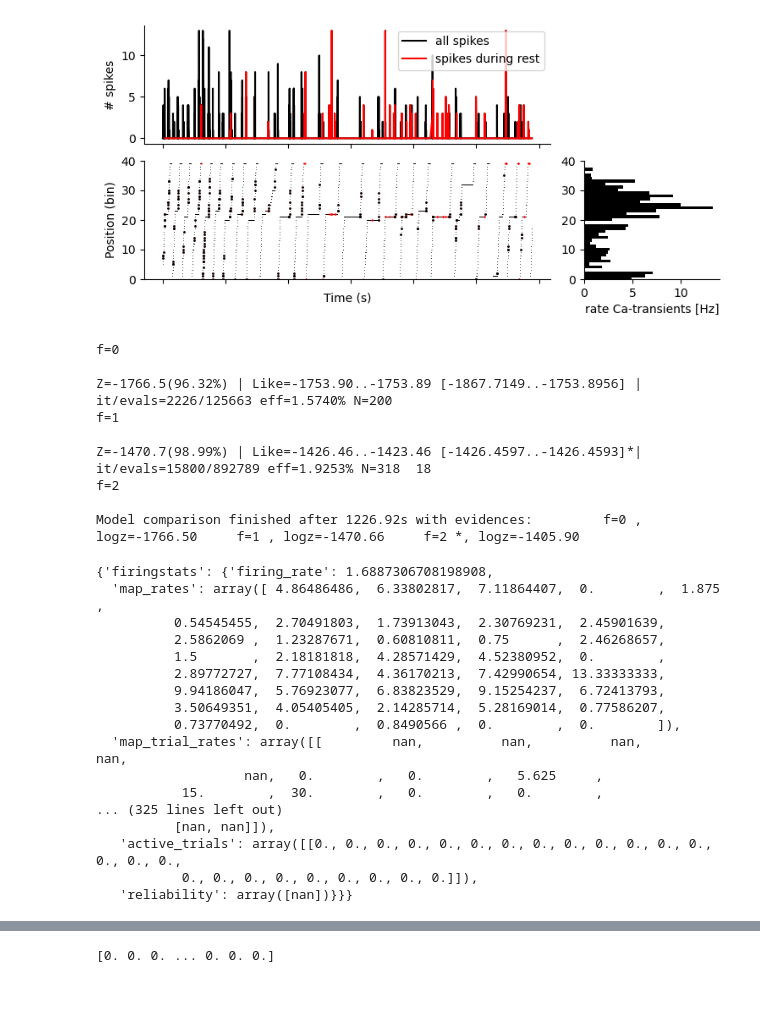
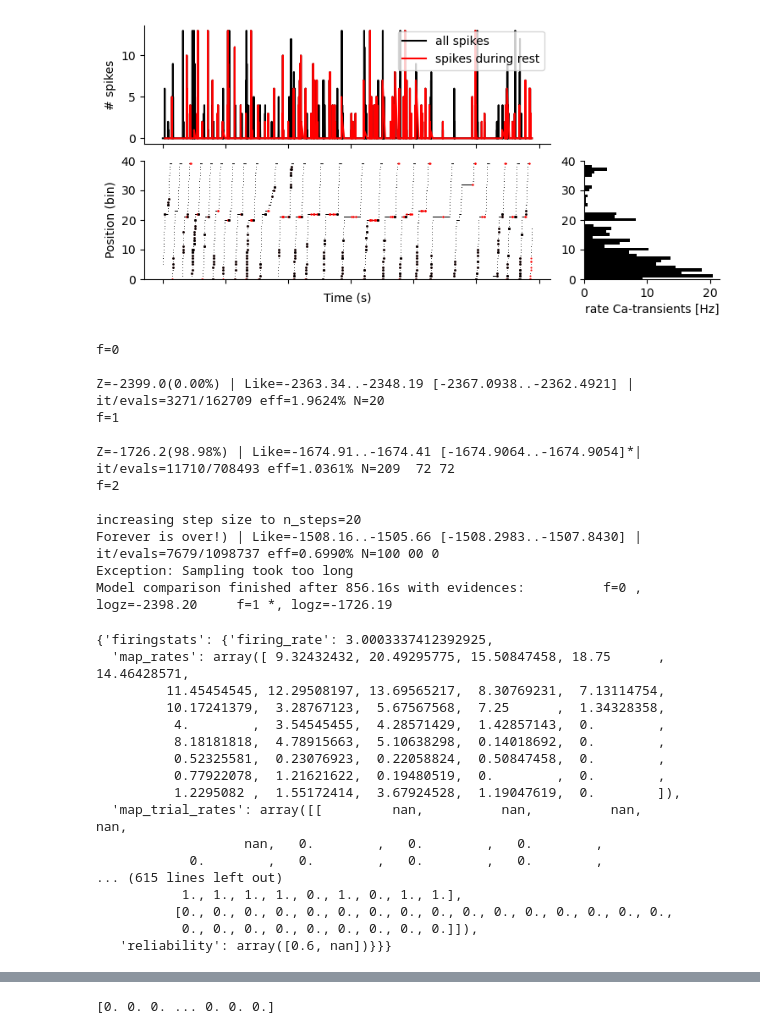
Before and after one commit to woxxel/placefield_detection, a Jupyter notebook: notebooks/test_process_session.ipynb, the cells around one changed output, grey strips where cells are left out. Saved outputs shown, nothing was run; the diff lists cells and outputs as text; code cells hidden in the pictures; blank space fills up the shorter version.

```diff
--- a/notebooks/test_process_session.ipynb
+++ b/notebooks/test_process_session.ipynb
@@ -95,46 +94,50 @@ HBox(children=(Button(description='Backward', style=ButtonStyle()), Button(descr
 # %%
 from placefield_detection.process_single_neuron import process_single_neuron
 from placefield_detection.utils import plot_activity
 
 process_neuron = process_single_neuron(
     behavior,
     mode_place_cell_detection=["peak", "information"],
     mode_place_field_detection=["bayesian"],
 )
-
-process_neuron.run_preprocessing(neuron_activity[11, :])
+neuron = 20
+process_neuron.run_preprocessing(neuron_activity[neuron, :])
 plot_activity(process_neuron.prepared_activity, behavior)
 # %% [output]
-[figure, old version]
+[figure, new version]
 # %%
-# process_neuron.run_detection(neuron_activity[11, :])
+# neuron = 11
+# plot_activity(process_neuron.prepared_activity, behavior)
 process_neuron.run_detection(
-    neuron_activity[11, :], limit_execution_time=900, show_status=True
+    neuron_activity[neuron, :], limit_execution_time=600, show_status=True
 )
 # %% [output]
 f=0
 
-Z=-1766.5(96.32%) | Like=-1753.90..-1753.89 [-1867.7149..-1753.8956] | it/evals=2226/125663 eff=1.5740% N=200
+Z=-2399.0(0.00%) | Like=-2363.34..-2348.19 [-2367.0938..-2362.4921] | it/evals=3271/162709 eff=1.9624% N=20
 f=1
 
-Z=-1470.7(98.99%) | Like=-1426.46..-1423.46 [-1426.4597..-1426.4593]*| it/evals=15800/892789 eff=1.9253% N=318  18
+Z=-1726.2(98.98%) | Like=-1674.91..-1674.41 [-1674.9064..-1674.9054]*| it/evals=11710/708493 eff=1.0361% N=209  72 72
 f=2
 
-Model comparison finished after 1226.92s with evidences:         f=0 , logz=-1766.50     f=1 , logz=-1470.66     f=2 *, logz=-1405.90
+increasing step size to n_steps=20
+Forever is over!) | Like=-1508.16..-1505.66 [-1508.2983..-1507.8430] | it/evals=7679/1098737 eff=0.6990% N=100 00 0
+Exception: Sampling took too long
+Model comparison finished after 856.16s with evidences:          f=0 , logz=-2398.20     f=1 *, logz=-1726.19
-{'firingstats': {'firing_rate': 1.6887306708198908,
-  'map_rates': array([ 4.86486486,  6.33802817,  7.11864407,  0.        ,  1.875     ,
-          0.54545455,  2.70491803,  1.73913043,  2.30769231,  2.45901639,
-          2.5862069 ,  1.23287671,  0.60810811,  0.75      ,  2.46268657,
-          1.5       ,  2.18181818,  4.28571429,  4.52380952,  0.        ,
-          2.89772727,  7.77108434,  4.36170213,  7.42990654, 13.33333333,
-          9.94186047,  5.76923077,  6.83823529,  9.15254237,  6.72413793,
-          3.50649351,  4.05405405,  2.14285714,  5.28169014,  0.77586207,
-          0.73770492,  0.        ,  0.8490566 ,  0.        ,  0.        ]),
+{'firingstats': {'firing_rate': 3.0003337412392925,
+  'map_rates': array([ 9.32432432, 20.49295775, 15.50847458, 18.75      , 14.46428571,
+         11.45454545, 12.29508197, 13.69565217,  8.30769231,  7.13114754,
+         10.17241379,  3.28767123,  5.67567568,  7.25      ,  1.34328358,
+          4.        ,  3.54545455,  4.28571429,  1.42857143,  0.        ,
+          8.18181818,  4.78915663,  5.10638298,  0.14018692,  0.        ,
+          0.52325581,  0.23076923,  0.22058824,  0.50847458,  0.        ,
+          0.77922078,  1.21621622,  0.19480519,  0.        ,  0.        ,
+          1.2295082 ,  1.55172414,  3.67924528,  1.19047619,  0.        ]),
   'map_trial_rates': array([[         nan,          nan,          nan,          nan,
-                   nan,   0.        ,   0.        ,   5.625     ,
-           15.        ,  30.        ,   0.        ,   0.        ,
-... (325 lines left out)
-          [nan, nan]]),
-   'active_trials': array([[0., 0., 0., 0., 0., 0., 0., 0., 0., 0., 0., 0., 0., 0., 0., 0.,
+                   nan,   0.        ,   0.        ,   0.        ,
+            0.        ,   0.        ,   0.        ,   0.        ,
+... (615 lines left out)
+           1., 1., 1., 1., 0., 1., 0., 1., 1.],
+          [0., 0., 0., 0., 0., 0., 0., 0., 0., 0., 0., 0., 0., 0., 0., 0.,
            0., 0., 0., 0., 0., 0., 0., 0., 0.]]),
-   'reliability': array([nan])}}}
+   'reliability': array([0.6, nan])}}}
```
Also changed, not shown: parts of 6 cells of this notebook, 3 other files.
